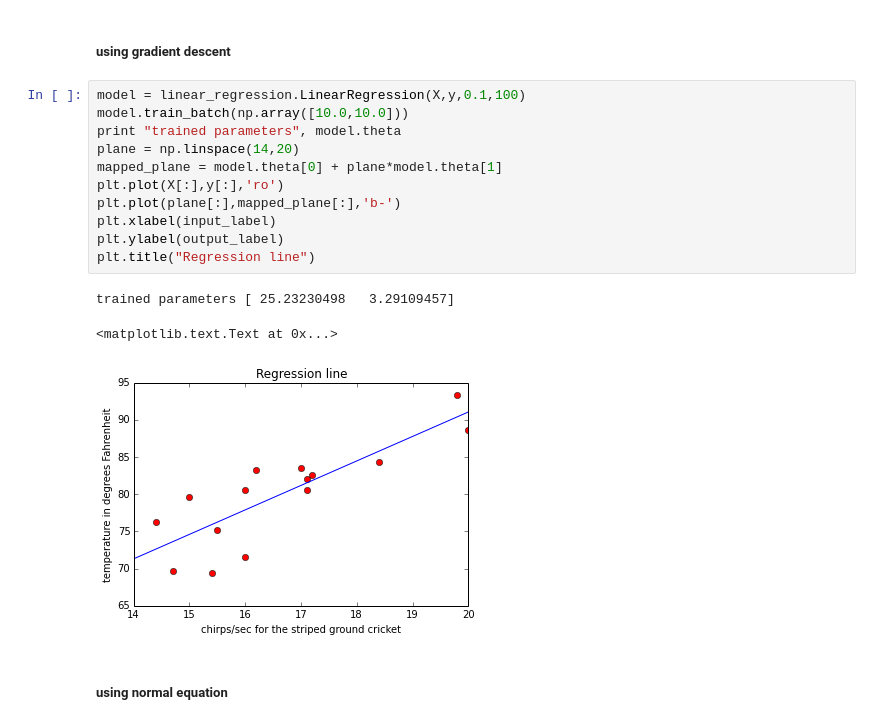
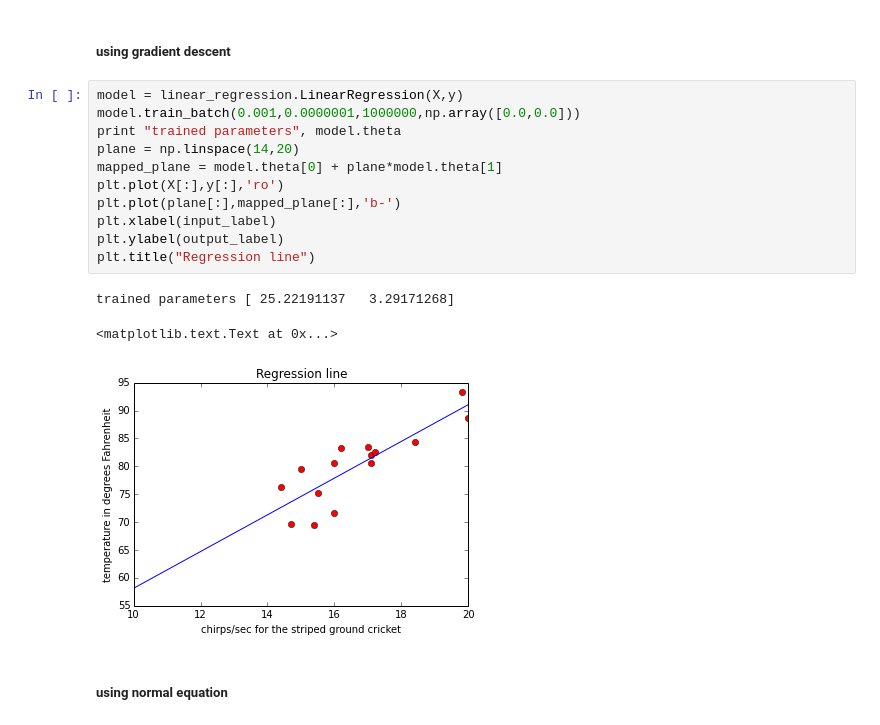
Before and after one commit to stand-by/MachineLearning_algorithms, a Jupyter notebook: examples/linear_regression.ipynb, the cells around one changed output. Drawn from its saved outputs; the diff is of its cells as text.

Commit message:
add changes to LinearRegression constructor in notebook

```diff
--- a/examples/linear_regression.ipynb
+++ b/examples/linear_regression.ipynb
@@ -35,20 +35,20 @@ plt.title("Raw data")
 # %% [markdown]
 ##### using gradient descent
 # %%
-model = linear_regression.LinearRegression(X,y,0.1,100)
-model.train_batch(np.array([10.0,10.0]))
+model = linear_regression.LinearRegression(X,y)
+model.train_batch(0.001,0.0000001,1000000,np.array([0.0,0.0]))
 print "trained parameters", model.theta
 plane = np.linspace(14,20)
 mapped_plane = model.theta[0] + plane*model.theta[1]
 plt.plot(X[:],y[:],'ro')
 plt.plot(plane[:],mapped_plane[:],'b-')
 plt.xlabel(input_label)
 plt.ylabel(output_label)
 plt.title("Regression line")
 # %% [output]
-trained parameters [ 25.23230498   3.29109457]
+trained parameters [ 25.22191137   3.29171268]
 <matplotlib.text.Text at 0x...>
-[figure, old version]
+[figure, new version]
 # %% [markdown]
 ##### using normal equation
 # %%
```
